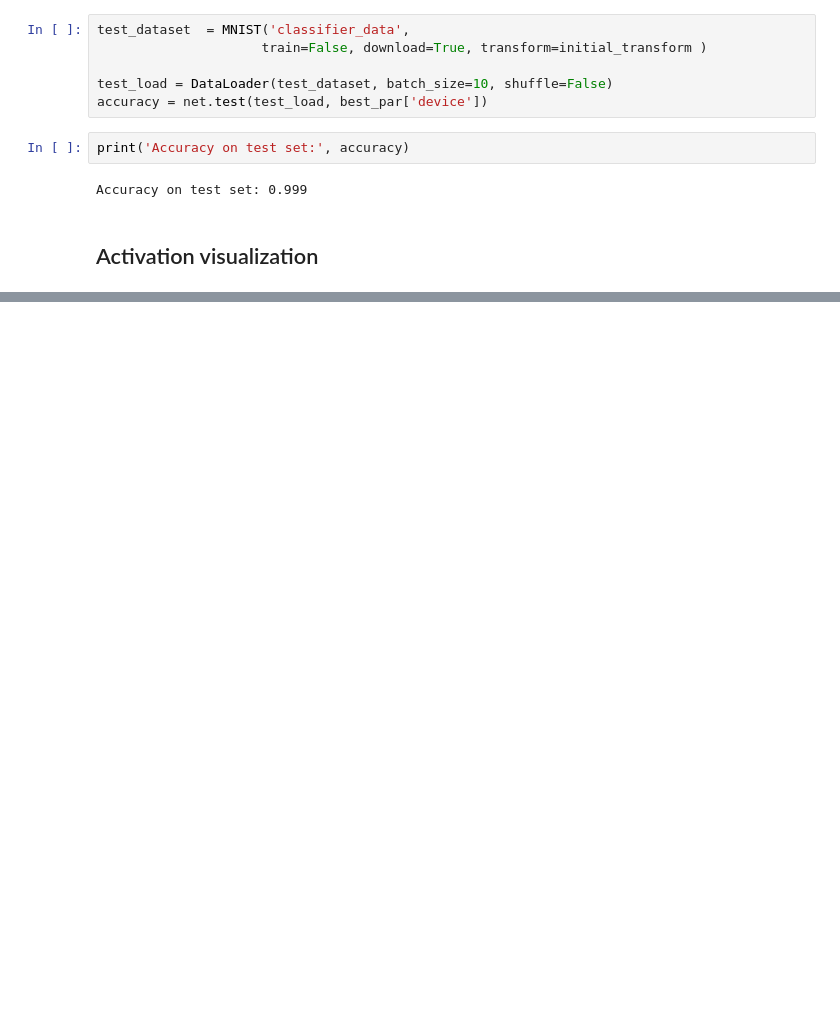
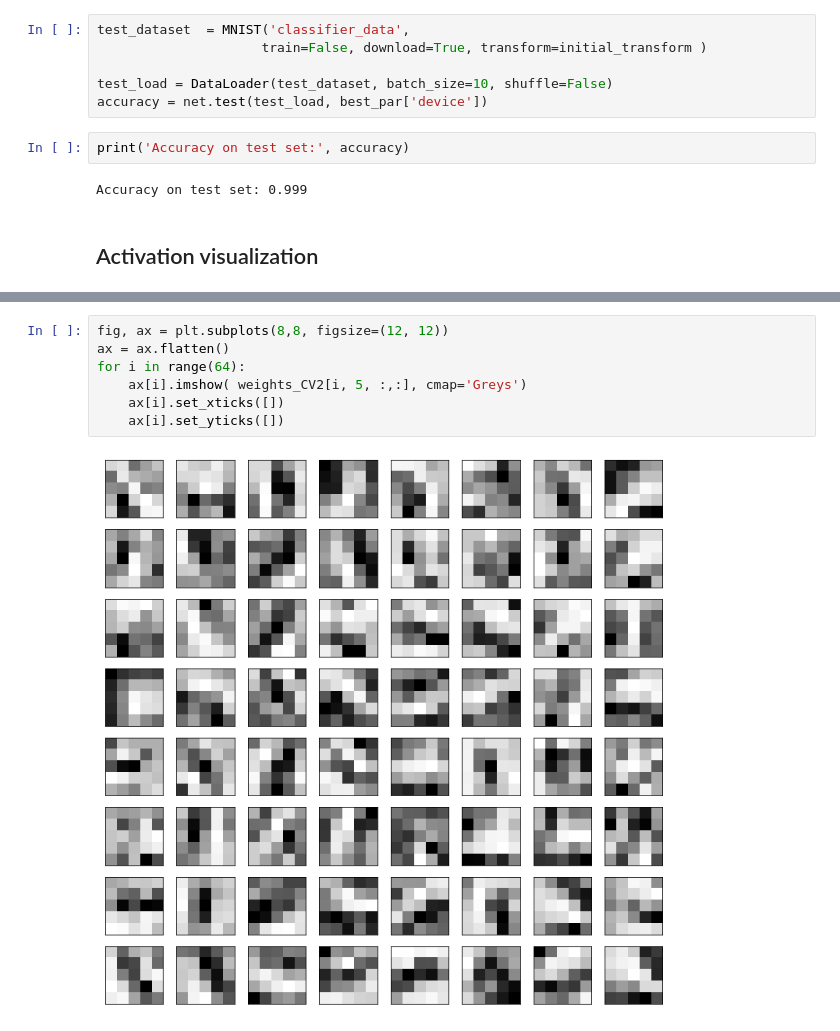
Before and after one commit to mballarin97/DLNN2020, a Jupyter notebook: Homework1/Classification/MNIST.ipynb, the cells around one changed output, grey strips where cells are left out. Drawn from its saved outputs; the diff is of its cells as text; blank space fills up the shorter version.

```diff
--- a/Homework1/Classification/MNIST.ipynb
+++ b/Homework1/Classification/MNIST.ipynb
@@ -369,0 +387,9 @@ Accuracy on test set: 0.999
+# %%
+fig, ax = plt.subplots(8,8, figsize=(12, 12))
+ax = ax.flatten()
+for i in range(64):
+    ax[i].imshow( weights_CV2[i, 5, :,:], cmap='Greys')
+    ax[i].set_xticks([])
+    ax[i].set_yticks([])
+# %% [output]
+[figure, added]
```
Also changed, not shown: parts of 8 cells of this notebook.
